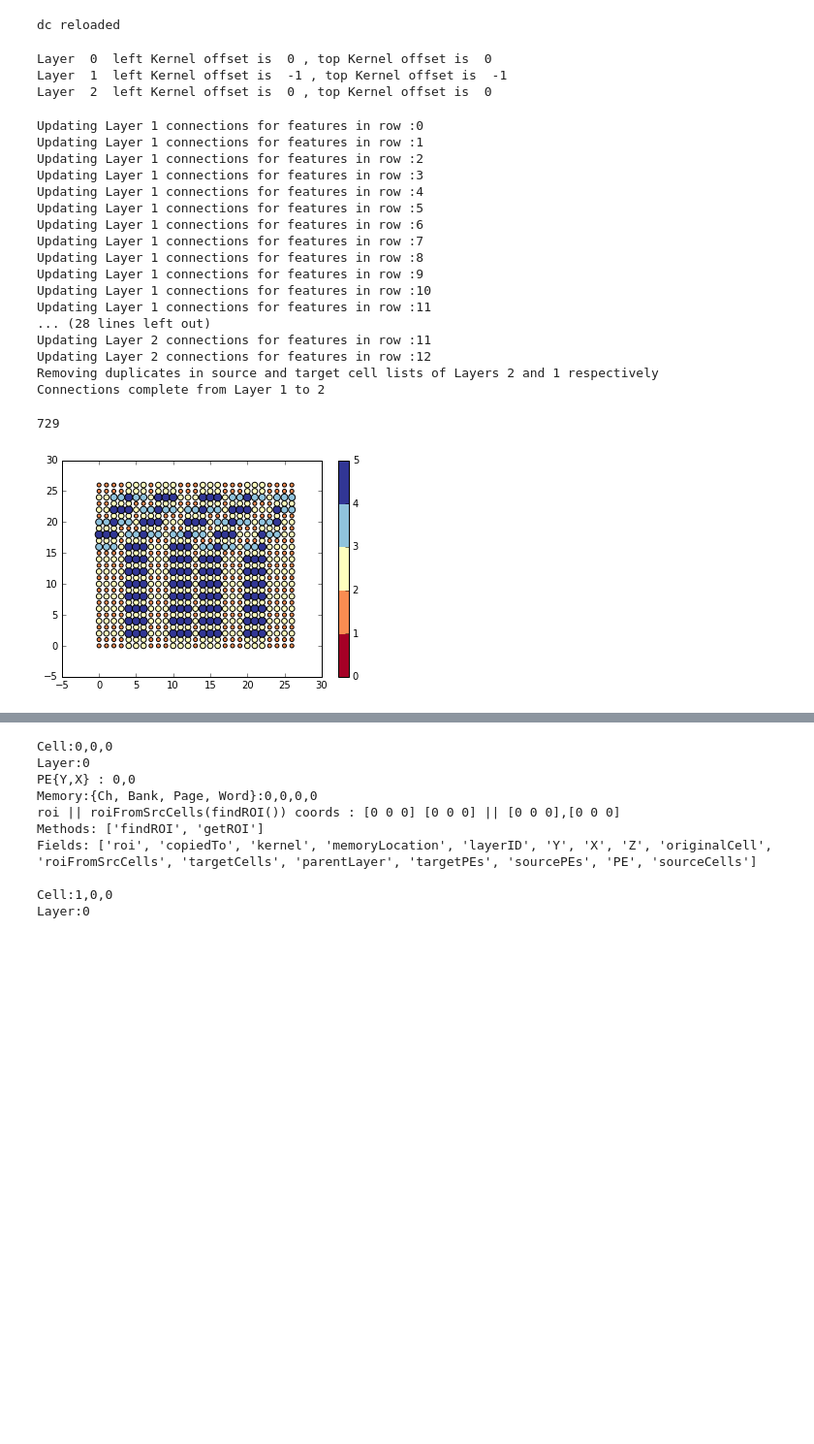
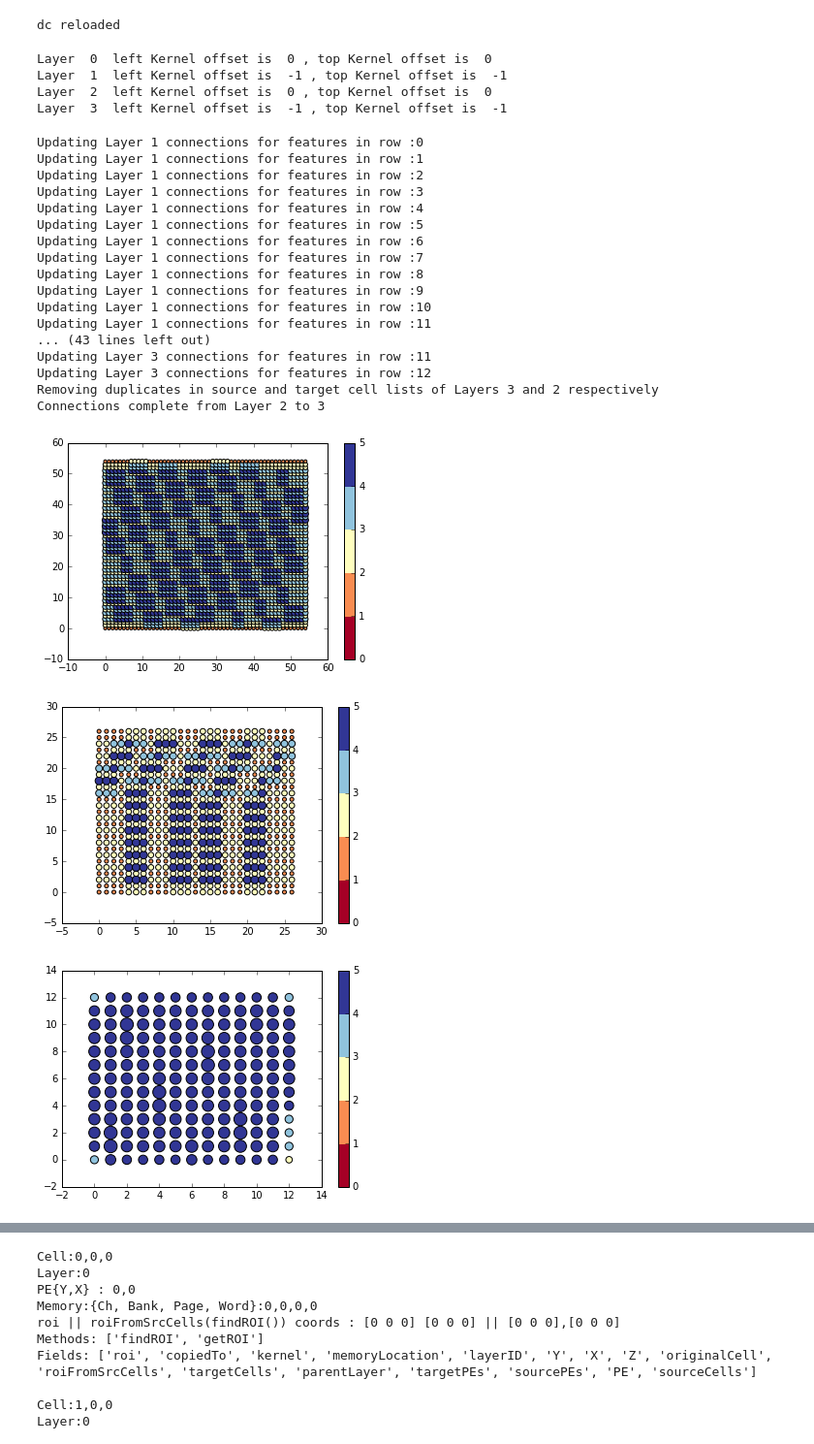
Before and after one commit to lbbaker5900/ece-cortical-MainResearch, a Jupyter notebook: python/DNNconnectivity/dnnConnectivityAndMemoryAllocation.ipynb, the cells around one changed output, grey strips where cells are left out. Shown: that part at 97% size. Drawn from its saved outputs; the diff is of its cells as text; code cells hidden in the pictures; blank space fills up the shorter version.

```diff
--- a/python/DNNconnectivity/dnnConnectivityAndMemoryAllocation.ipynb
+++ b/python/DNNconnectivity/dnnConnectivityAndMemoryAllocation.ipynb
@@ -16,7 +16,8 @@ import dnnConnectivityAndMemoryAllocation as dc
 import numpy as np
 
 # Create memory
-memory = dc.Memory(2,32,8,4096)
+mainMemoryConfig = dc.MemoryConfiguration(2,32,8,4096)
+mainMemory = dc.Memory(mainMemoryConfig)
 
 # Create DNN
 network = dc.Network()
@@ -36,17 +37,18 @@ network = dc.Network()
 network.addLayer('Input',           55,  55,    3,                      ) #   96,
 network.addLayer('Convolutional',   27,  27,    5,    5,   5,    3,   2 ) #  256,
 network.addLayer('Convolutional',   13,  13,   10,    3,   3,    5,   2 ) #  384,
-#network.addLayer('Convolutional',   13,  13,    8,    3,   3,   10,   1 ) #  384,
+network.addLayer('Convolutional',   13,  13,    8,    3,   3,   10,   1 ) #  384,
 #network.addLayer('Fully Connected', 13,  13,    6,    3,   3,    8,   1 ) #  256,
 #network.addLayer('Fully Connected',  1,   1,    6,   13,  13,    6,   1 ) # 4096,
 #network.addLayer('Fully Connected',  1,   1,    4,    1,   1,    6,   1 ) # 4096,
 #network.addLayer('Fully Connected',  1,   1,    4,    1,   1,    4,   1 ) # 1024,
 
-network.assignPEs()
+network.assignPEs('linearAll')
 # %% [output]
 Layer  0  left Kernel offset is  0 , top Kernel offset is  0
 Layer  1  left Kernel offset is  -1 , top Kernel offset is  -1
 Layer  2  left Kernel offset is  0 , top Kernel offset is  0
+Layer  3  left Kernel offset is  -1 , top Kernel offset is  -1
 # %%
 for l in range(1, network.numberOfLayers):
   network.Layers[l].generateConnections()
@@ -63,17 +65,18 @@ Updating Layer 1 connections for features in row :8
 Updating Layer 1 connections for features in row :9
 Updating Layer 1 connections for features in row :10
 Updating Layer 1 connections for features in row :11
-... (28 lines left out)
-Updating Layer 2 connections for features in row :11
-Updating Layer 2 connections for features in row :12
-Removing duplicates in source and target cell lists of Layers 2 and 1 respectively
-Connections complete from Layer 1 to 2
+... (43 lines left out)
+Updating Layer 3 connections for features in row :11
+Updating Layer 3 connections for features in row :12
+Removing duplicates in source and target cell lists of Layers 3 and 2 respectively
+Connections complete from Layer 2 to 3
 # %%
-layerID = 1
-network.Layers[layerID].displayTargetPECounts()
+for layerID in range(0,network.numberOfLayers-1):
+  network.Layers[layerID].displayTargetPECounts()
 # %% [output]
-729
-[figure, old version]
+[figure, new version]
+[figure, added]
+[figure, added]
 # %%
 numOfPEs = network.Layers[layerID].getTargetPECounts()
 # %%
```
Also changed, not shown: parts of 4 cells of this notebook, 1 other file.
